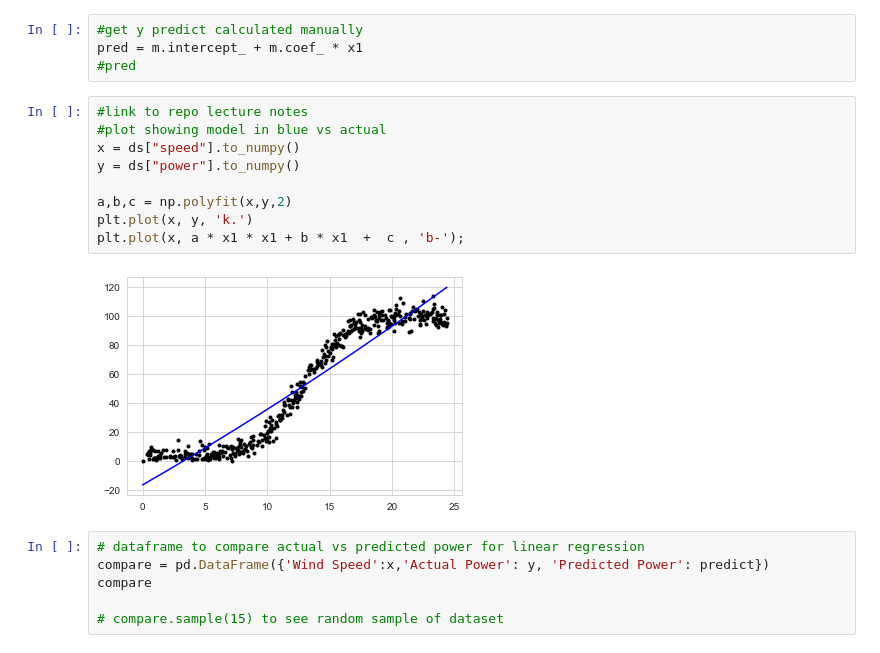
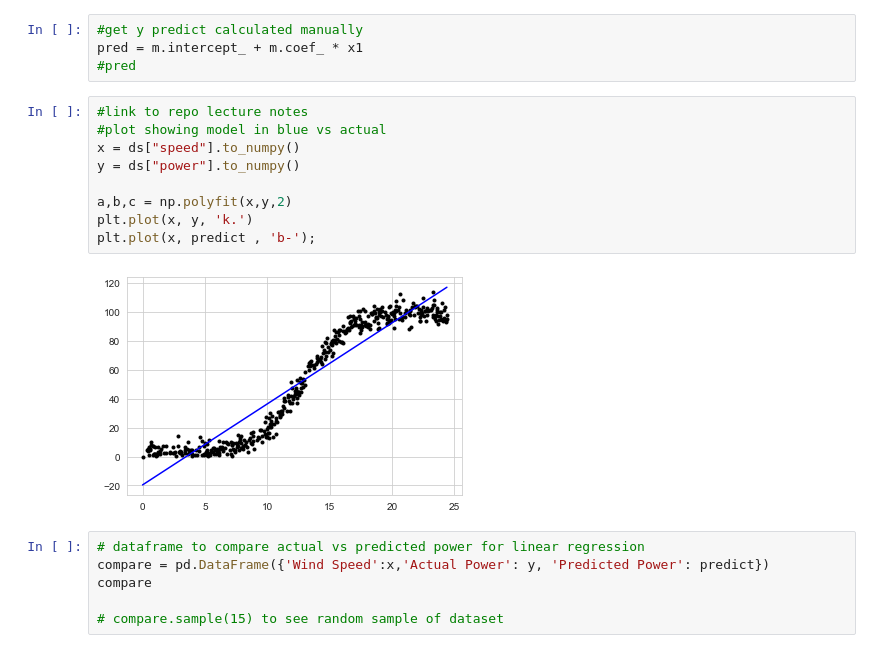
Before and after one commit to kevindooley/MLS-project-2020, a Jupyter notebook: Project 2020.ipynb, the cells around one changed output. Drawn from its saved outputs; the diff is of its cells as text.

```diff
--- a/Project 2020.ipynb
+++ b/Project 2020.ipynb
@@ -267,14 +269,14 @@ pred = m.intercept_ + m.coef_ * x1
 # %%
 #link to repo lecture notes
 #plot showing model in blue vs actual
 x = ds["speed"].to_numpy()
 y = ds["power"].to_numpy()
 
 a,b,c = np.polyfit(x,y,2)
 plt.plot(x, y, 'k.')
-plt.plot(x, a * x1 * x1 + b * x1  +  c , 'b-');
+plt.plot(x, predict , 'b-');
 # %% [output]
-[figure, old version]
+[figure, new version]
 # %%
 # dataframe to compare actual vs predicted power for linear regression
 compare = pd.DataFrame({'Wind Speed':x,'Actual Power': y, 'Predicted Power': predict})
```
Also changed, not shown: parts of 10 cells of this notebook, 1 other file.
